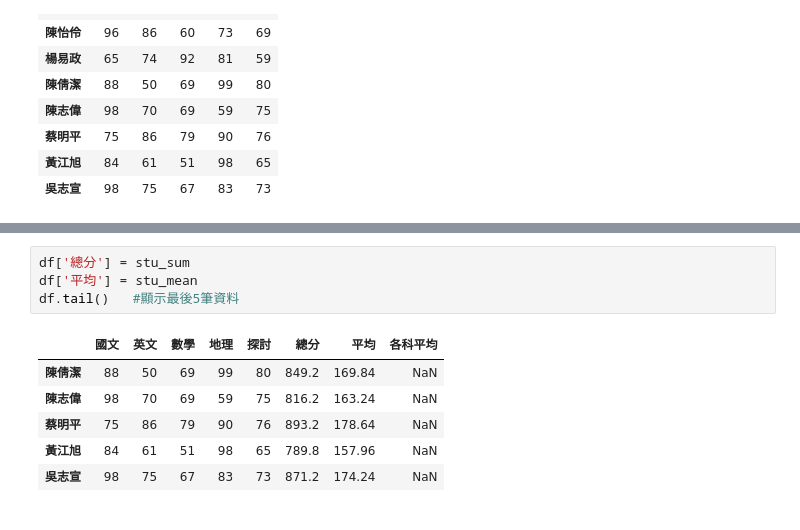
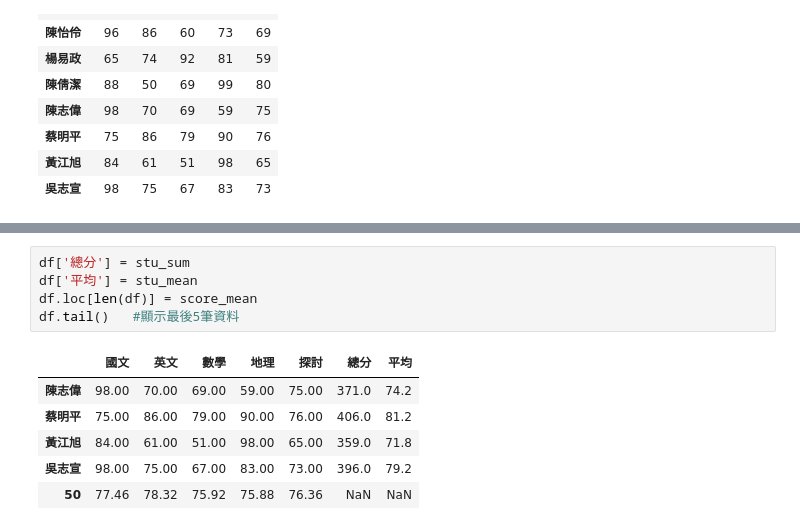
Before and after one commit to minyi-114/python_analysis, a Jupyter notebook: lesson5_4.ipynb, the cells around one changed output, grey strips where cells are left out. Cells and saved outputs as stored; diff of their text form.

```diff
--- a/lesson5_4.ipynb
+++ b/lesson5_4.ipynb
@@ -191,11 +189,12 @@ dtype: float64
 # %%
 df['總分'] = stu_sum
 df['平均'] = stu_mean
+df.loc[len(df)] = score_mean
 df.tail()   #顯示最後5筆資料
 # %% [output]
-|  | 國文 | 英文 | 數學 | 地理 | 探討 | 總分 | 平均 | 各科平均 |
-| 陳倩潔 | 88 | 50 | 69 | 99 | 80 | 849.2 | 169.84 | NaN |
-| 陳志偉 | 98 | 70 | 69 | 59 | 75 | 816.2 | 163.24 | NaN |
-| 蔡明平 | 75 | 86 | 79 | 90 | 76 | 893.2 | 178.64 | NaN |
-| 黃江旭 | 84 | 61 | 51 | 98 | 65 | 789.8 | 157.96 | NaN |
-| 吳志宣 | 98 | 75 | 67 | 83 | 73 | 871.2 | 174.24 | NaN |
+|  | 國文 | 英文 | 數學 | 地理 | 探討 | 總分 | 平均 |
+| 陳志偉 | 98.00 | 70.00 | 69.00 | 59.00 | 75.00 | 371.0 | 74.2 |
+| 蔡明平 | 75.00 | 86.00 | 79.00 | 90.00 | 76.00 | 406.0 | 81.2 |
+| 黃江旭 | 84.00 | 61.00 | 51.00 | 98.00 | 65.00 | 359.0 | 71.8 |
+| 吳志宣 | 98.00 | 75.00 | 67.00 | 83.00 | 73.00 | 396.0 | 79.2 |
+| 50 | 77.46 | 78.32 | 75.92 | 75.88 | 76.36 | NaN | NaN |
```
Also changed, not shown: parts of 1 cell of this notebook, 1 other file.
